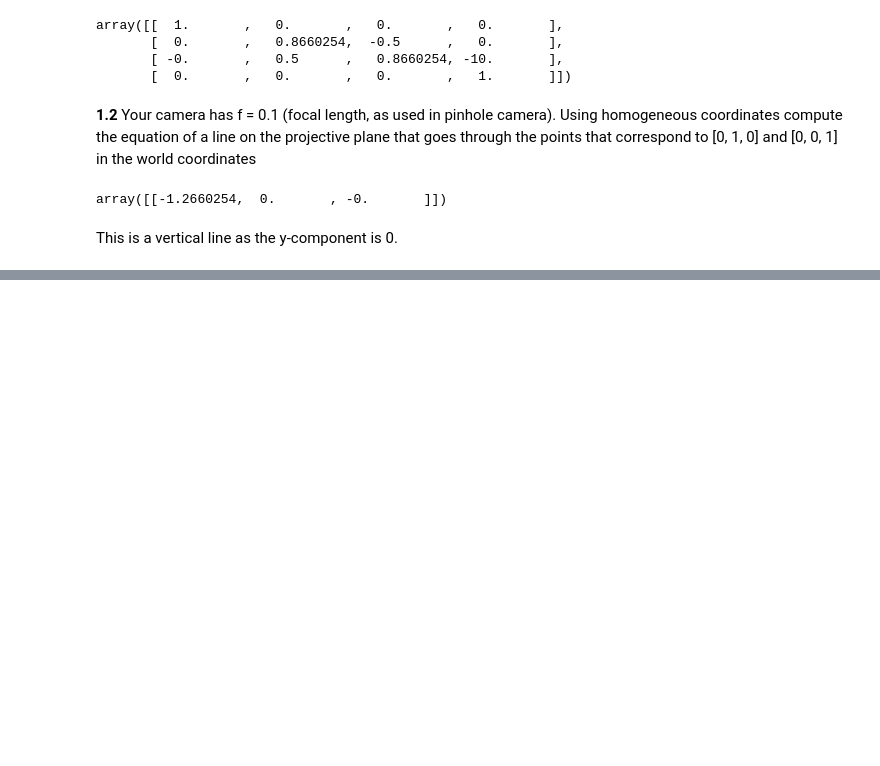
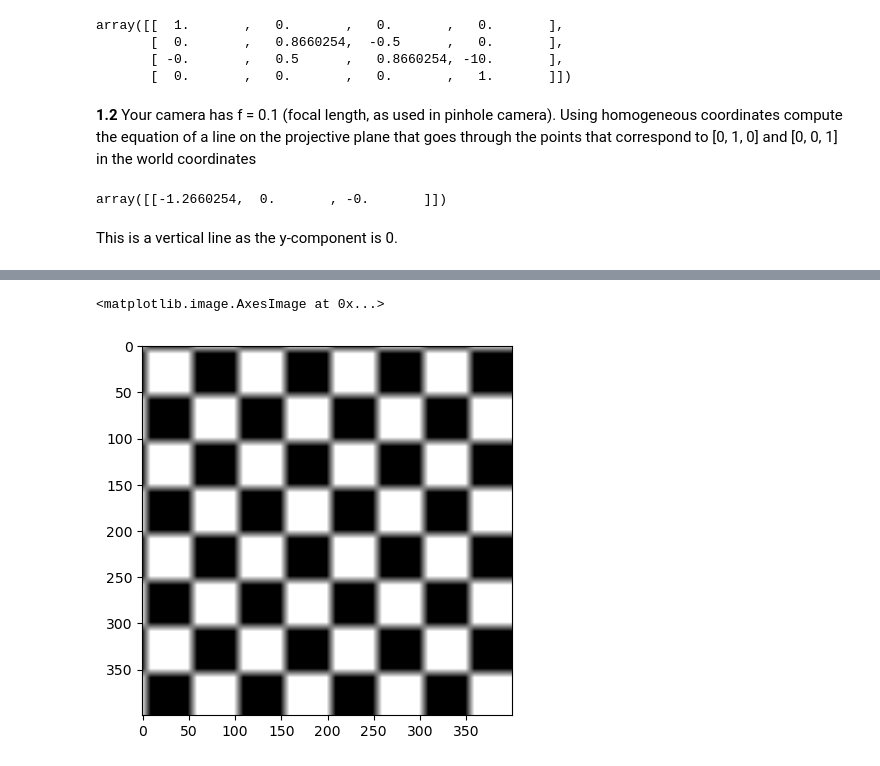
Before and after one commit to LennoxC/AIML331-Assignment-1, a Jupyter notebook: Assignment code.ipynb, the cells around one changed output, grey strips where cells are left out. Drawn from its saved outputs; the diff is of its cells as text; code cells hidden in the pictures; blank space fills up the shorter version.

```diff
--- a/Assignment code.ipynb
+++ b/Assignment code.ipynb
@@ -59,0 +194,18 @@ This is a vertical line as the y-component is 0.
+# %%
+kernel = kernel/100
+# %%
+padded_kernel = np.zeros((400, 400))
+padded_kernel[:10, :10] = kernel
+padded_kernel = np.fft.ifftshift(padded_kernel)
+
+Im_fft = np.fft.fft2(checkerboard)
+Kernel_fft = np.fft.fft2(padded_kernel)
+# %%
+frequency_convolution = np.multiply(Im_fft, Kernel_fft)
+# %%
+img_test = np.fft.ifft2(frequency_convolution).real
+# %%
+plt.imshow(img_test, cmap='gray')
+# %% [output]
+<matplotlib.image.AxesImage at 0x...>
+[figure, added]
```
Also changed, not shown: parts of 35 cells of this notebook, 1 other file.
